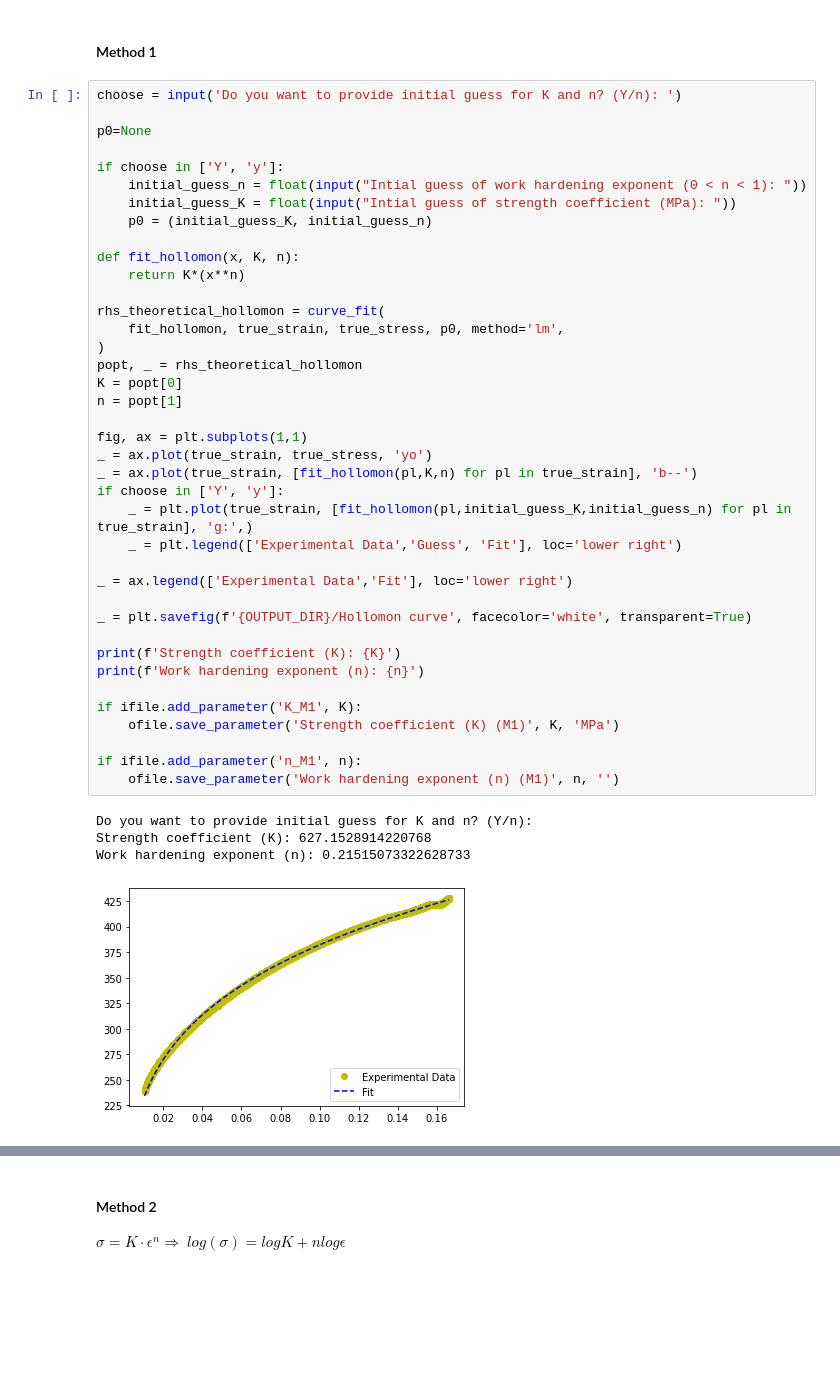
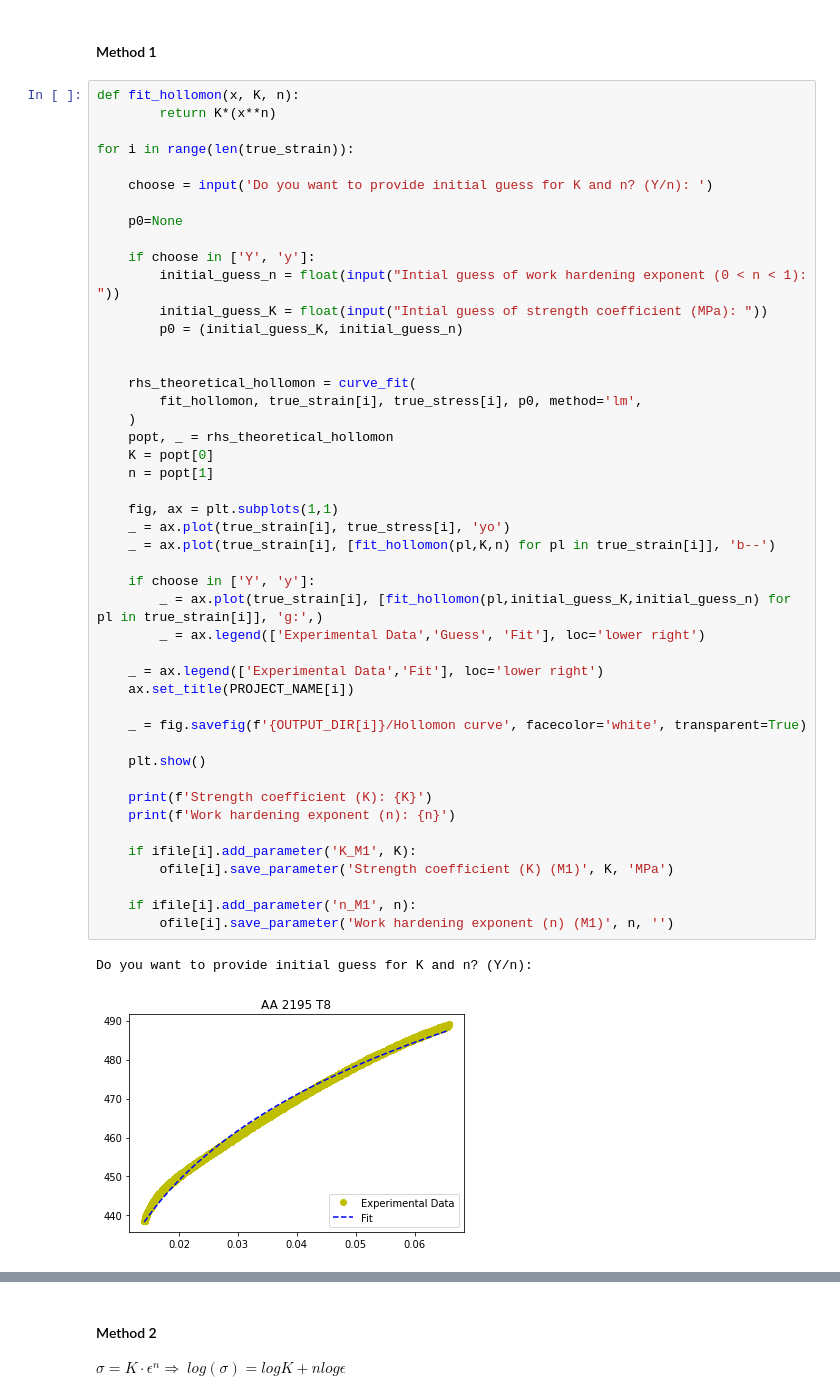
Before and after one commit to algomaster99/meta-btp, a Jupyter notebook: hollomon_curves.ipynb, the cells around one changed output, grey strips where cells are left out. Saved outputs shown, nothing was run; the diff lists cells and outputs as text; blank space fills up the shorter version.

```diff
--- a/hollomon_curves.ipynb
+++ b/hollomon_curves.ipynb
@@ -82,46 +90,51 @@ $ \sigma = K \cdot \epsilon^n $
 # %% [markdown]
 #### Method 1
 # %%
-choose = input('Do you want to provide initial guess for K and n? (Y/n): ')
+def fit_hollomon(x, K, n):
+        return K*(x**n)
 
-p0=None
+for i in range(len(true_strain)):
 
-if choose in ['Y', 'y']:
-    initial_guess_n = float(input("Intial guess of work hardening exponent (0 < n < 1): "))
-    initial_guess_K = float(input("Intial guess of strength coefficient (MPa): "))
-    p0 = (initial_guess_K, initial_guess_n)
+    choose = input('Do you want to provide initial guess for K and n? (Y/n): ')
 
-def fit_hollomon(x, K, n):
-    return K*(x**n)
+    p0=None
 
-rhs_theoretical_hollomon = curve_fit(
-    fit_hollomon, true_strain, true_stress, p0, method='lm',
-)
-popt, _ = rhs_theoretical_hollomon
-K = popt[0]
-n = popt[1]
+    if choose in ['Y', 'y']:
+        initial_guess_n = float(input("Intial guess of work hardening exponent (0 < n < 1): "))
+        initial_guess_K = float(input("Intial guess of strength coefficient (MPa): "))
+        p0 = (initial_guess_K, initial_guess_n)
 
-fig, ax = plt.subplots(1,1)
-_ = ax.plot(true_strain, true_stress, 'yo')
-_ = ax.plot(true_strain, [fit_hollomon(pl,K,n) for pl in true_strain], 'b--')
-if choose in ['Y', 'y']:
-    _ = plt.plot(true_strain, [fit_hollomon(pl,initial_guess_K,initial_guess_n) for pl in true_strain], 'g:',)
-    _ = plt.legend(['Experimental Data','Guess', 'Fit'], loc='lower right')
 
-_ = ax.legend(['Experimental Data','Fit'], loc='lower right')
+    rhs_theoretical_hollomon = curve_fit(
+        fit_hollomon, true_strain[i], true_stress[i], p0, method='lm',
+    )
+    popt, _ = rhs_theoretical_hollomon
+    K = popt[0]
+    n = popt[1]
 
-_ = plt.savefig(f'{OUTPUT_DIR}/Hollomon curve', facecolor='white', transparent=True)
+    fig, ax = plt.subplots(1,1)
+    _ = ax.plot(true_strain[i], true_stress[i], 'yo')
+    _ = ax.plot(true_strain[i], [fit_hollomon(pl,K,n) for pl in true_strain[i]], 'b--')
 
-print(f'Strength coefficient (K): {K}')
-print(f'Work hardening exponent (n): {n}')
+    if choose in ['Y', 'y']:
+        _ = ax.plot(true_strain[i], [fit_hollomon(pl,initial_guess_K,initial_guess_n) for pl in true_strain[i]], 'g:',)
+        _ = ax.legend(['Experimental Data','Guess', 'Fit'], loc='lower right')
 
-if ifile.add_parameter('K_M1', K):
-    ofile.save_parameter('Strength coefficient (K) (M1)', K, 'MPa')
+    _ = ax.legend(['Experimental Data','Fit'], loc='lower right')
+    ax.set_title(PROJECT_NAME[i])
 
-if ifile.add_parameter('n_M1', n):
-    ofile.save_parameter('Work hardening exponent (n) (M1)', n, '')
+    _ = fig.savefig(f'{OUTPUT_DIR[i]}/Hollomon curve', facecolor='white', transparent=True)
+
+    plt.show()
+
+    print(f'Strength coefficient (K): {K}')
+    print(f'Work hardening exponent (n): {n}')
+
+    if ifile[i].add_parameter('K_M1', K):
+        ofile[i].save_parameter('Strength coefficient (K) (M1)', K, 'MPa')
+
+    if ifile[i].add_parameter('n_M1', n):
+        ofile[i].save_parameter('Work hardening exponent (n) (M1)', n, '')
 # %% [output]
 Do you want to provide initial guess for K and n? (Y/n):
-Strength coefficient (K): 627.1528914220768
-Work hardening exponent (n): 0.21515073322628733
-[figure, old version]
+[figure, new version]
```
Also changed, not shown: parts of 7 cells of this notebook, 5 other files.
